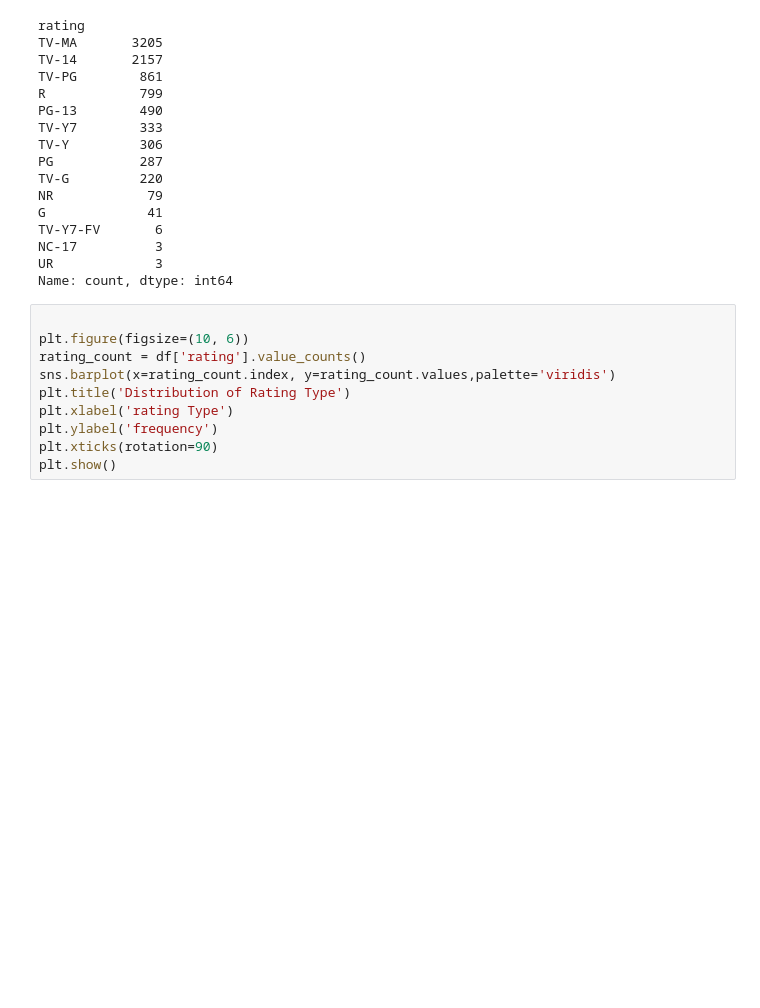
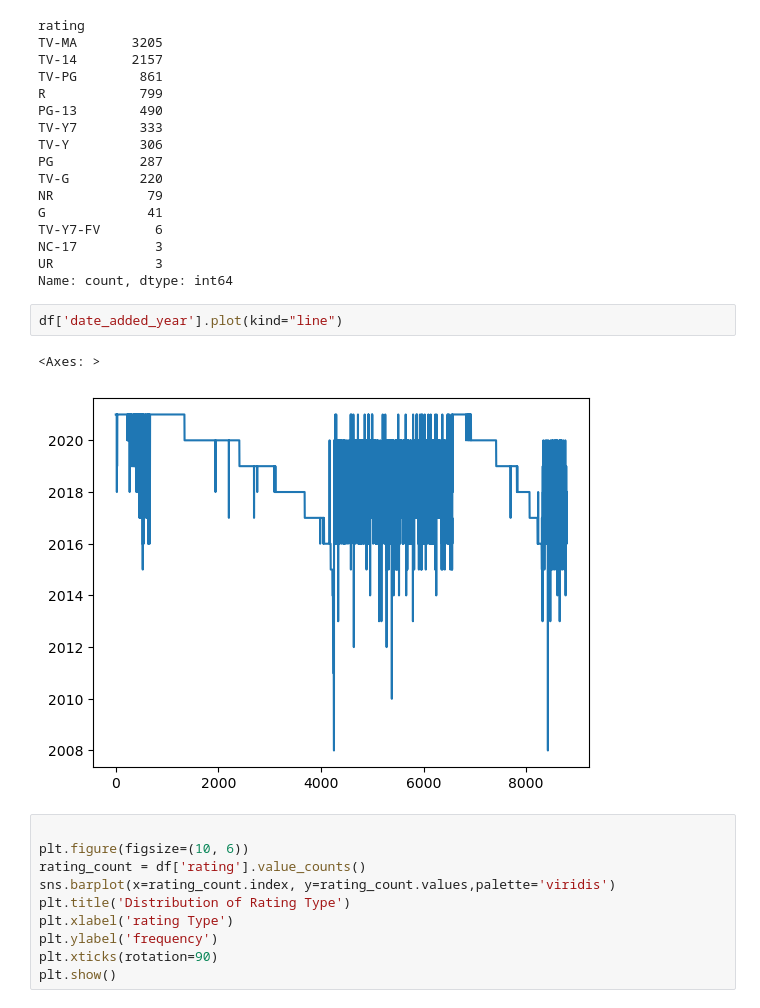
Before and after one commit to yashsahu02/Netflix-Data-Cleaning-Analysis-and-Visualization, a Jupyter notebook: code.ipynb, the cells around one changed output. Saved outputs shown, nothing was run; the diff lists cells and outputs as text; blank space fills up the shorter version.

```diff
--- a/code.ipynb
+++ b/code.ipynb
@@ -371,6 +498,11 @@ TV-Y7-FV       6
 NC-17          3
 UR             3
 Name: count, dtype: int64
+# %%
+df['date_added_year'].plot(kind="line")
+# %% [output]
+<Axes: >
+[figure, added]
 # %%
 
 plt.figure(figsize=(10, 6))
```
Also changed, not shown: parts of 18 cells of this notebook, 1 other file.
